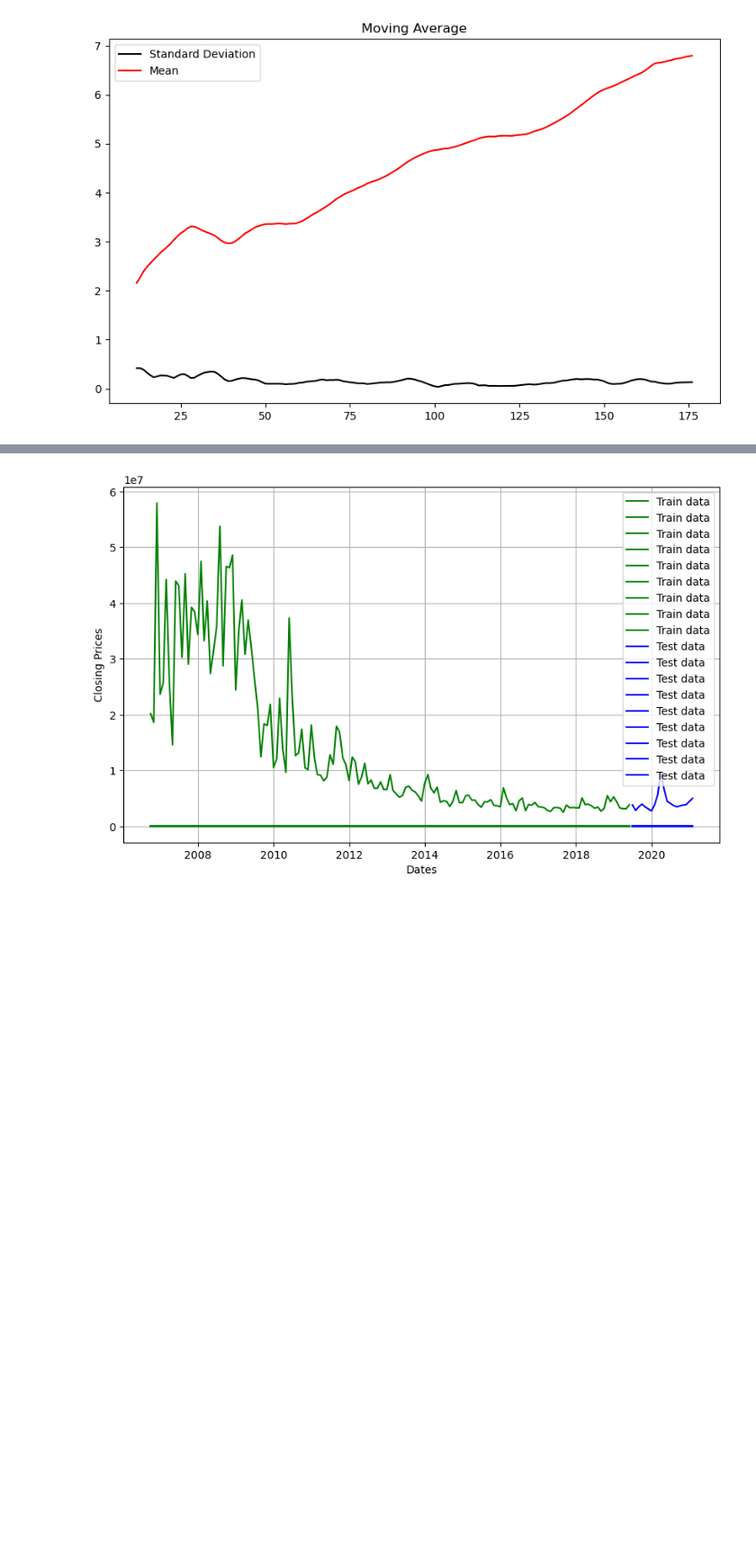
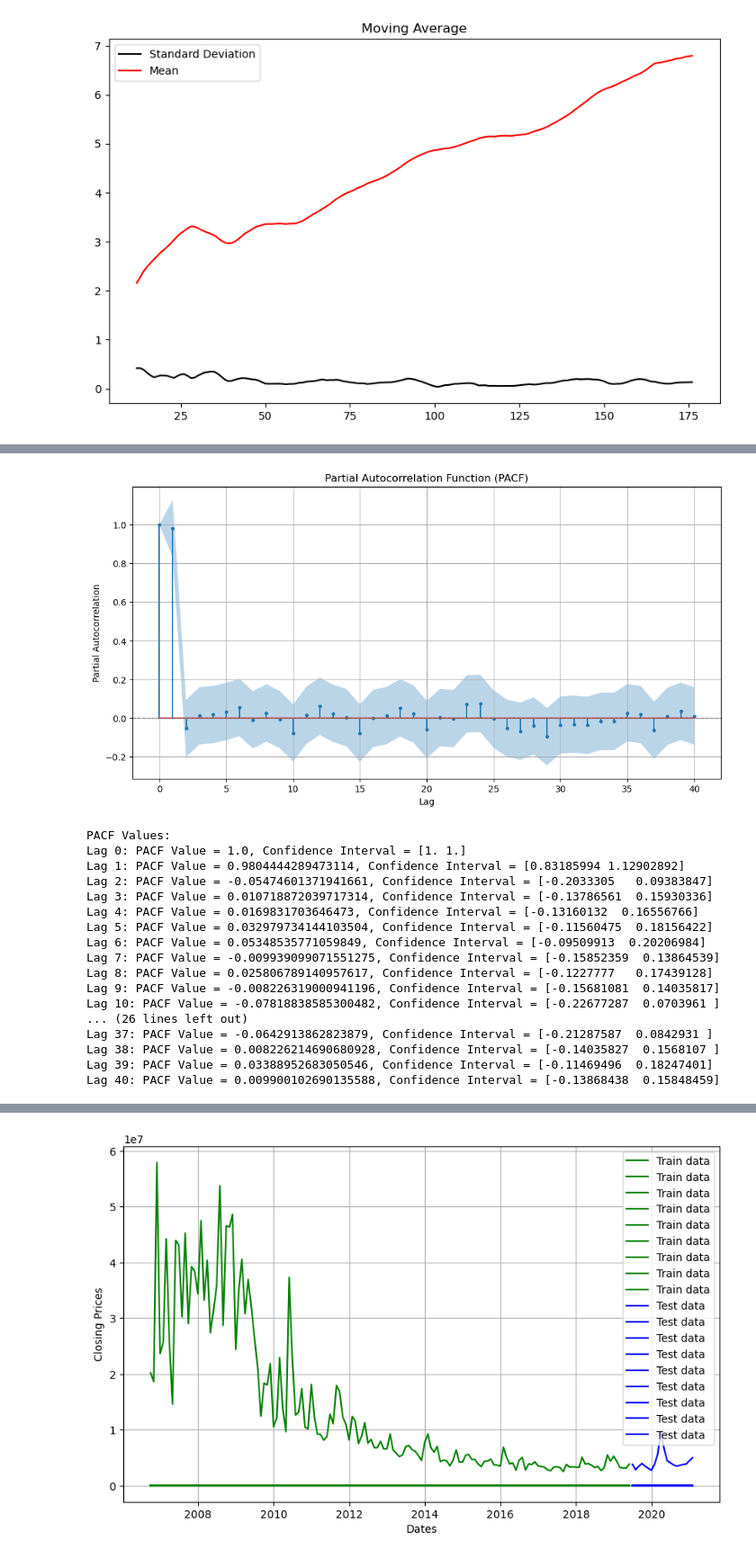
Before and after one commit to srijita1406/Quantitative-Analytics, a Jupyter notebook: stock-forecasting.ipynb, the cells around one changed output, grey strips where cells are left out. Shown at 90% size. Cells and saved outputs as stored; diff of their text form; code cells hidden in the pictures; blank space fills up the shorter version.

```diff
--- a/stock-forecasting.ipynb
+++ b/stock-forecasting.ipynb
@@ -647,0 +685,37 @@ df_without_outliers1.set_index('Date', inplace=True)
+# %%
+pacf_values, confint_pacf = pacf(df_without_outliers1['Close_transformed'], nlags=40, alpha=0.05)
+
+# Plot PACF with confidence intervals
+plt.figure(figsize=(12, 6))
+plt.stem(range(len(pacf_values)), pacf_values, use_line_collection=True, markerfmt='.')
+plt.axhline(0, color='gray', linestyle='dashed', linewidth=1)
+plt.fill_between(range(len(pacf_values)), confint_pacf[:, 0], confint_pacf[:, 1], alpha=0.3)
+plt.xlabel('Lag')
+plt.ylabel('Partial Autocorrelation')
+plt.title('Partial Autocorrelation Function (PACF)')
+plt.grid(True)
+plt.show()
+
+# Print PACF values with confidence intervals
+print("PACF Values:")
+for lag, pacf_val, conf_int in zip(range(len(pacf_values)), pacf_values, confint_pacf):
+    print(f"Lag {lag}: PACF Value = {pacf_val}, Confidence Interval = {conf_int}")
+# %% [output]
+[figure, added]
+PACF Values:
+Lag 0: PACF Value = 1.0, Confidence Interval = [1. 1.]
+Lag 1: PACF Value = 0.9804444289473114, Confidence Interval = [0.83185994 1.12902892]
+Lag 2: PACF Value = -0.05474601371941661, Confidence Interval = [-0.2033305   0.09383847]
+Lag 3: PACF Value = 0.010718872039717314, Confidence Interval = [-0.13786561  0.15930336]
+Lag 4: PACF Value = 0.0169831703646473, Confidence Interval = [-0.13160132  0.16556766]
+Lag 5: PACF Value = 0.032979734144103504, Confidence Interval = [-0.11560475  0.18156422]
+Lag 6: PACF Value = 0.05348535771059849, Confidence Interval = [-0.09509913  0.20206984]
+Lag 7: PACF Value = -0.009939099071551275, Confidence Interval = [-0.15852359  0.13864539]
+Lag 8: PACF Value = 0.025806789140957617, Confidence Interval = [-0.1227777   0.17439128]
+Lag 9: PACF Value = -0.008226319000941196, Confidence Interval = [-0.15681081  0.14035817]
+Lag 10: PACF Value = -0.07818838585300482, Confidence Interval = [-0.22677287  0.0703961 ]
+... (26 lines left out)
+Lag 37: PACF Value = -0.0642913862823879, Confidence Interval = [-0.21287587  0.0842931 ]
+Lag 38: PACF Value = 0.008226214690680928, Confidence Interval = [-0.14035827  0.1568107 ]
+Lag 39: PACF Value = 0.03388952683050546, Confidence Interval = [-0.11469496  0.18247401]
+Lag 40: PACF Value = 0.009900102690135588, Confidence Interval = [-0.13868438  0.15848459]
```
Also changed, not shown: parts of 7 cells of this notebook.
